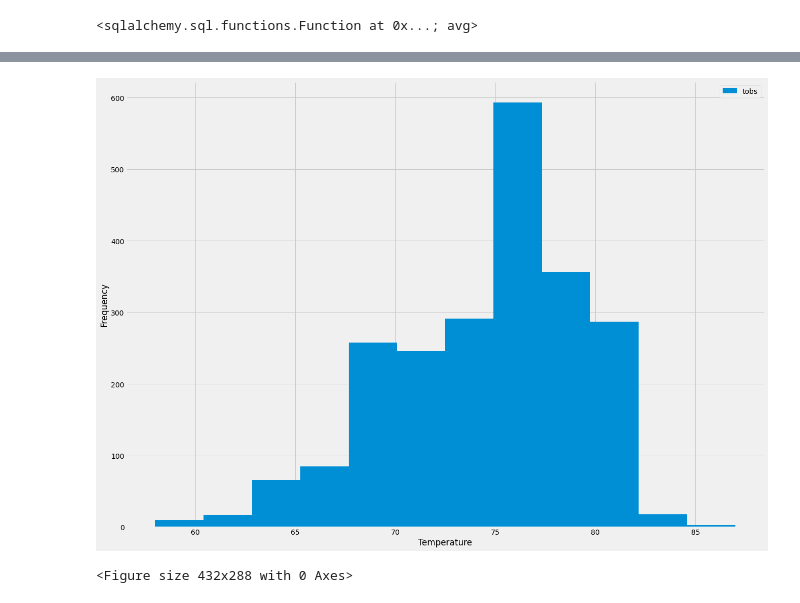
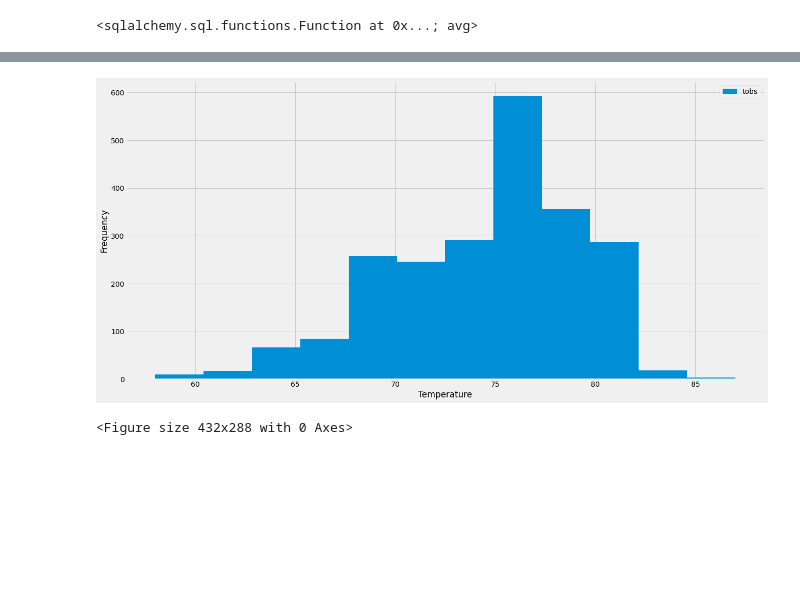
Before and after one commit to aidixon/sqlalchemy-challenge, a Jupyter notebook: app.py.ipynb, the cells around one changed output, grey strips where cells are left out. Cells and saved outputs as stored; diff of their text form; code cells hidden in the pictures; blank space fills up the shorter version.

```diff
--- a/app.py.ipynb
+++ b/app.py.ipynb
@@ -302,10 +302,10 @@ highest_temp.all()
 # %%
 one_station_df = pd.DataFrame(highest_temp, columns=['station', 'date', 'tobs'])
 one_station_df
-one_station_df.plot(kind = "hist", bins = 12, figsize = (20,15))
+one_station_df.plot(kind = "hist", bins = 12, figsize = (20,10))
 plt.xlabel("Temperature")
 plt.show()
 plt.savefig('Images/station_temps.png')
 # %% [output]
-[figure, old version]
+[figure, new version]
 <Figure size 432x288 with 0 Axes>
```
Also changed, not shown: 2 other files.
